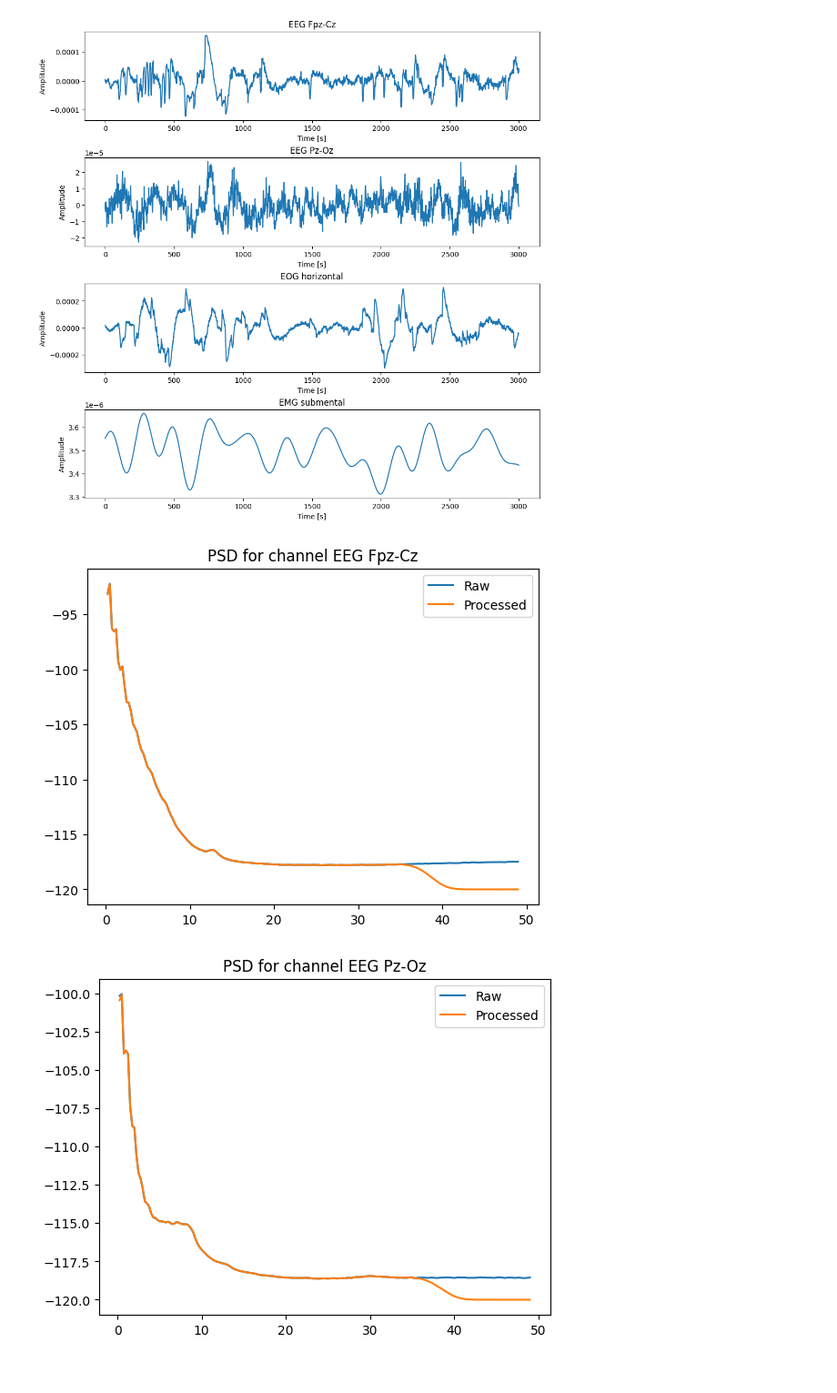
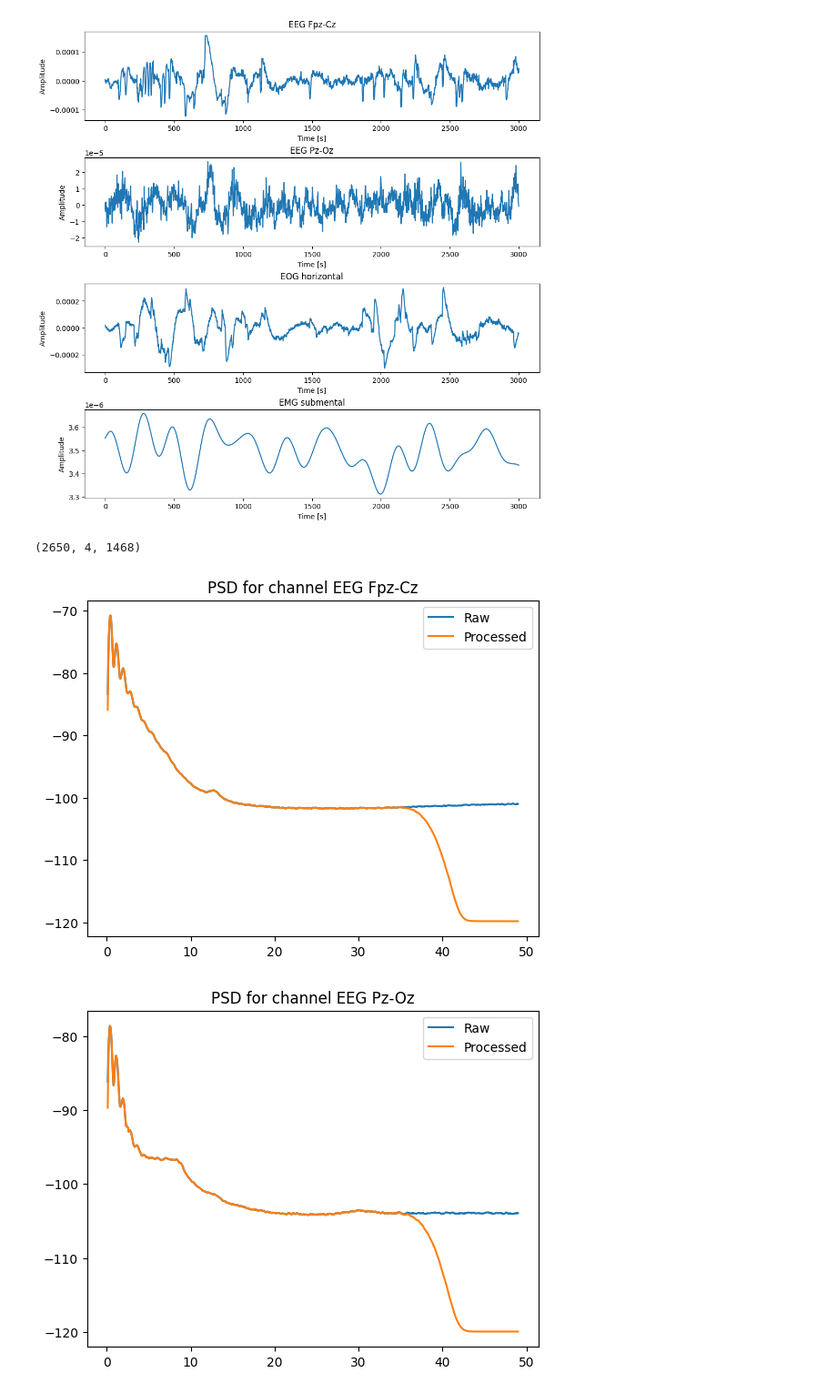
Before and after one commit to CarlaMalo/RobustSleepStaging, a Jupyter notebook: notebooks/preprocess.ipynb, the cells around one changed output. Shown at 91% size. Saved outputs shown, nothing was run; the diff lists cells and outputs as text; code cells hidden in the pictures.

Commit message:
Update feature extraction.

```diff
--- a/notebooks/preprocess.ipynb
+++ b/notebooks/preprocess.ipynb
@@ -58,40 +58,37 @@ for i, ch in enumerate(available_channels):
 # %%
 import numpy as np
 import matplotlib.pyplot as plt
-from sleep_stager.load import compute_welch_psd
+from sleep_stager.features import extract_psd_features
 sfreq = 100.0  # Hz
-psds_raw, freqs = compute_welch_psd(
+psds_raw, freqs = extract_psd_features(
     X_raw,
     sfreq=sfreq,
     fmin=0.1,
-    fmax=49.0,
-    nperseg=int(4 * sfreq),
-    noverlap=int(2 * sfreq),
+    fmax=49.0
 )
-
-psds_filt, freqs = compute_welch_psd(
+print(psds_raw.shape)
+psds_filt, freqs = extract_psd_features(
     X,
     sfreq=sfreq,
     fmin=0.1,
-    fmax=49.0,
-    nperseg=int(4 * sfreq),
-    noverlap=int(2 * sfreq),
+    fmax=49.0
 )
 
 mean_raw = psds_raw.mean(axis=0)
 mean_filt = psds_filt.mean(axis=0)
 mean_raw_db = 10 * np.log10(mean_raw + 1e-12)
 mean_filt_db = 10 * np.log10(mean_filt + 1e-12)
 
 for psd_raw, psd, ch in zip(mean_raw_db, mean_filt_db, available_channels):
     plt.plot(freqs, psd_raw, label="Raw")
     plt.plot(freqs, psd, label="Processed")
     plt.title(f"PSD for channel {ch}")
     #
     #plt.yscale("log")
     #plt.xscale("log")
     plt.legend()
     plt.show()
 # %% [output]
+(2650, 4, 1468)
-[figure, old version]
+[figure, new version]
-[figure, old version]
+[figure, new version]
```
Also changed, not shown: parts of 1 cell of this notebook, 3 other files.
